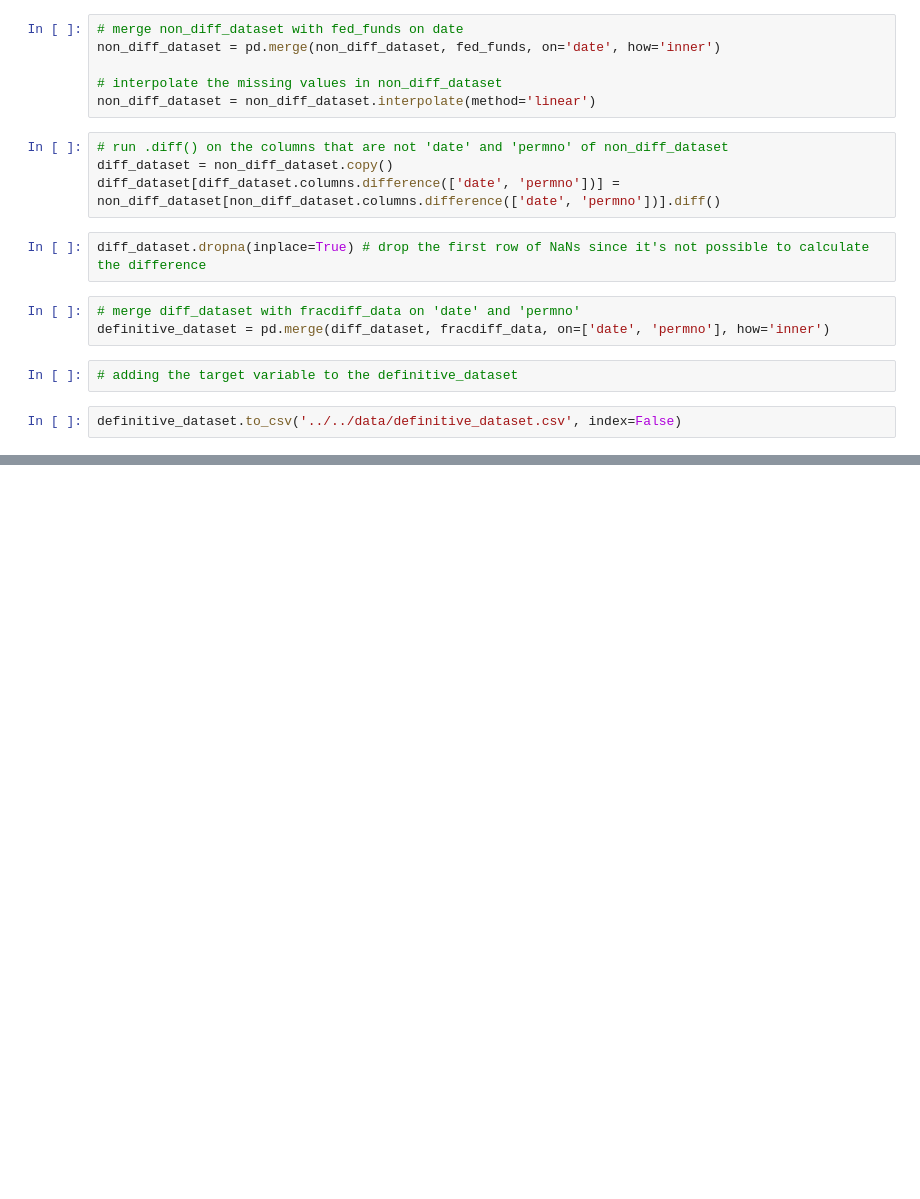
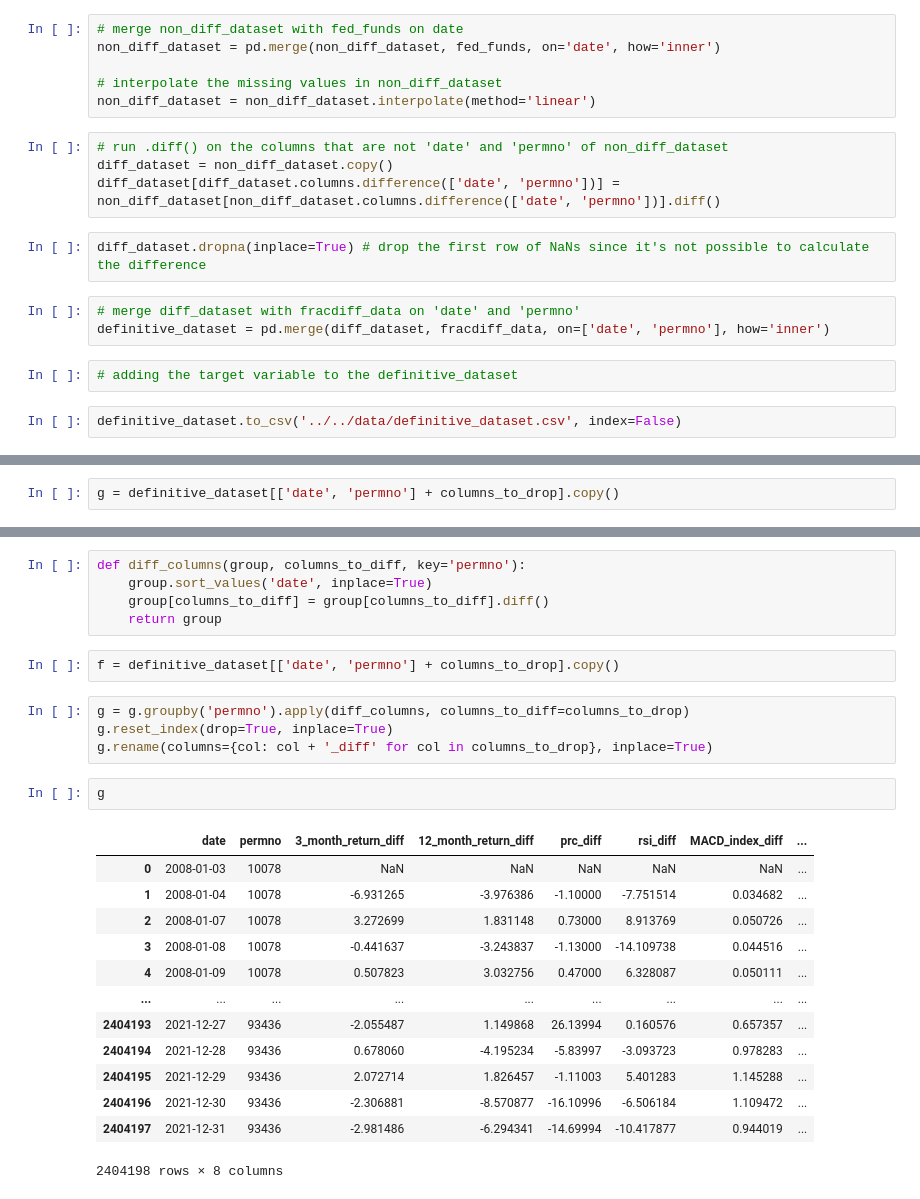
Before and after one commit to NotFrancee/bsic_hephaestus_paper, a Jupyter notebook: src/feature_selection/dataset_to_use.ipynb, the cells around one changed output, grey strips where cells are left out. Cells and saved outputs as stored; diff of their text form; blank space fills up the shorter version.

```diff
--- a/src/feature_selection/dataset_to_use.ipynb
+++ b/src/feature_selection/dataset_to_use.ipynb
@@ -110,0 +231,2 @@ definitive_dataset.to_csv('../../data/definitive_dataset.csv', index=False)
+# %%
+g = definitive_dataset[['date', 'permno'] + columns_to_drop].copy()
@@ -110,0 +254,27 @@ definitive_dataset.to_csv('../../data/definitive_dataset.csv', index=False)
+# %%
+def diff_columns(group, columns_to_diff, key='permno'):
+    group.sort_values('date', inplace=True)
+    group[columns_to_diff] = group[columns_to_diff].diff()
+    return group
+# %%
+f = definitive_dataset[['date', 'permno'] + columns_to_drop].copy()
+# %%
+g = g.groupby('permno').apply(diff_columns, columns_to_diff=columns_to_drop)
+g.reset_index(drop=True, inplace=True)
+g.rename(columns={col: col + '_diff' for col in columns_to_drop}, inplace=True)
+# %%
+g
+# %% [output]
+|  | date | permno | 3_month_return_diff | 12_month_return_diff | prc_diff | rsi_diff | MACD_index_diff | ... |
+| 0 | 2008-01-03 | 10078 | NaN | NaN | NaN | NaN | NaN | ... |
+| 1 | 2008-01-04 | 10078 | -6.931265 | -3.976386 | -1.10000 | -7.751514 | 0.034682 | ... |
+| 2 | 2008-01-07 | 10078 | 3.272699 | 1.831148 | 0.73000 | 8.913769 | 0.050726 | ... |
+| 3 | 2008-01-08 | 10078 | -0.441637 | -3.243837 | -1.13000 | -14.109738 | 0.044516 | ... |
+| 4 | 2008-01-09 | 10078 | 0.507823 | 3.032756 | 0.47000 | 6.328087 | 0.050111 | ... |
+| ... | ... | ... | ... | ... | ... | ... | ... | ... |
+| 2404193 | 2021-12-27 | 93436 | -2.055487 | 1.149868 | 26.13994 | 0.160576 | 0.657357 | ... |
+| 2404194 | 2021-12-28 | 93436 | 0.678060 | -4.195234 | -5.83997 | -3.093723 | 0.978283 | ... |
+| 2404195 | 2021-12-29 | 93436 | 2.072714 | 1.826457 | -1.11003 | 5.401283 | 1.145288 | ... |
+| 2404196 | 2021-12-30 | 93436 | -2.306881 | -8.570877 | -16.10996 | -6.506184 | 1.109472 | ... |
+| 2404197 | 2021-12-31 | 93436 | -2.981486 | -6.294341 | -14.69994 | -10.417877 | 0.944019 | ... |
+2404198 rows × 8 columns
```
Also changed, not shown: parts of 15 cells of this notebook.
